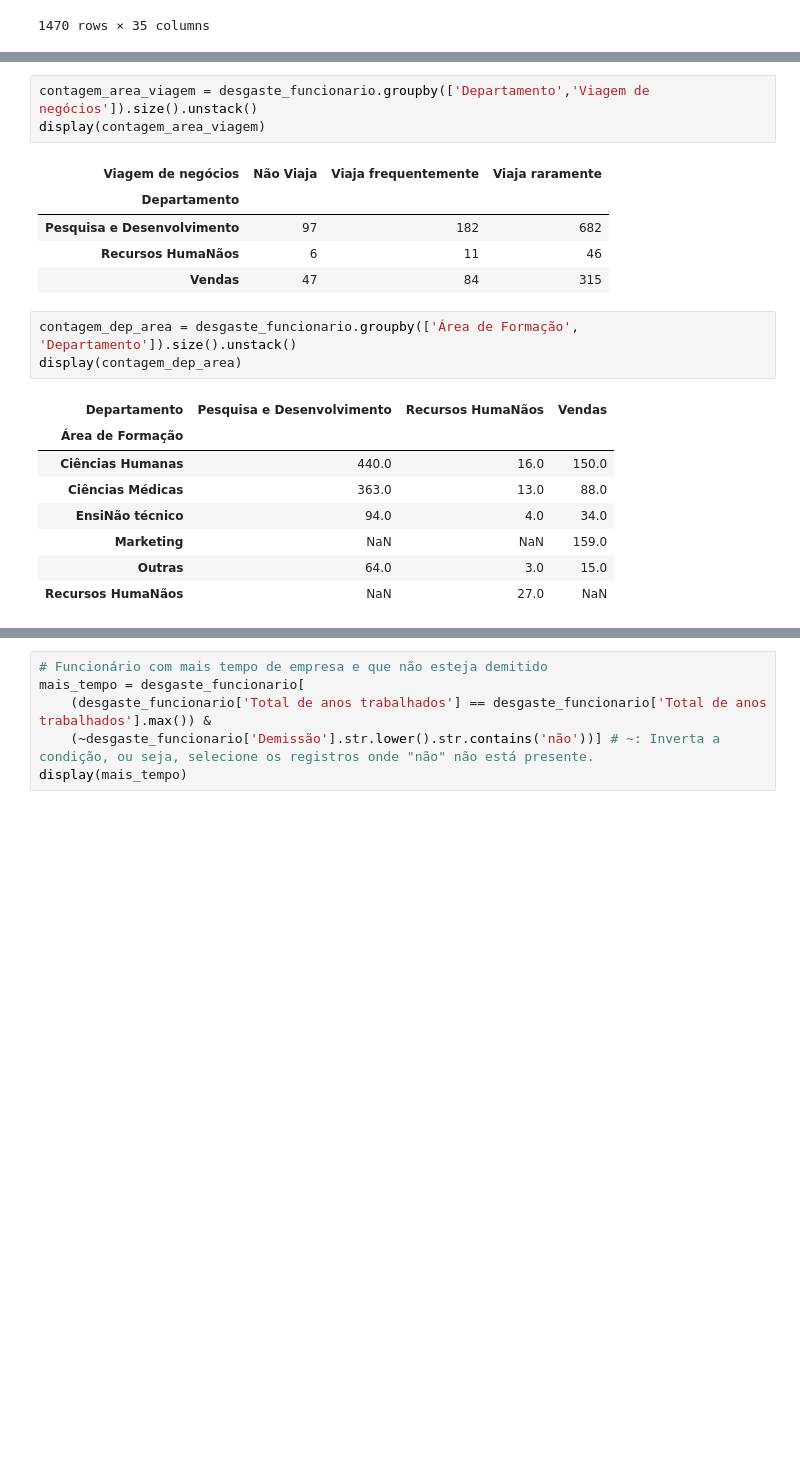
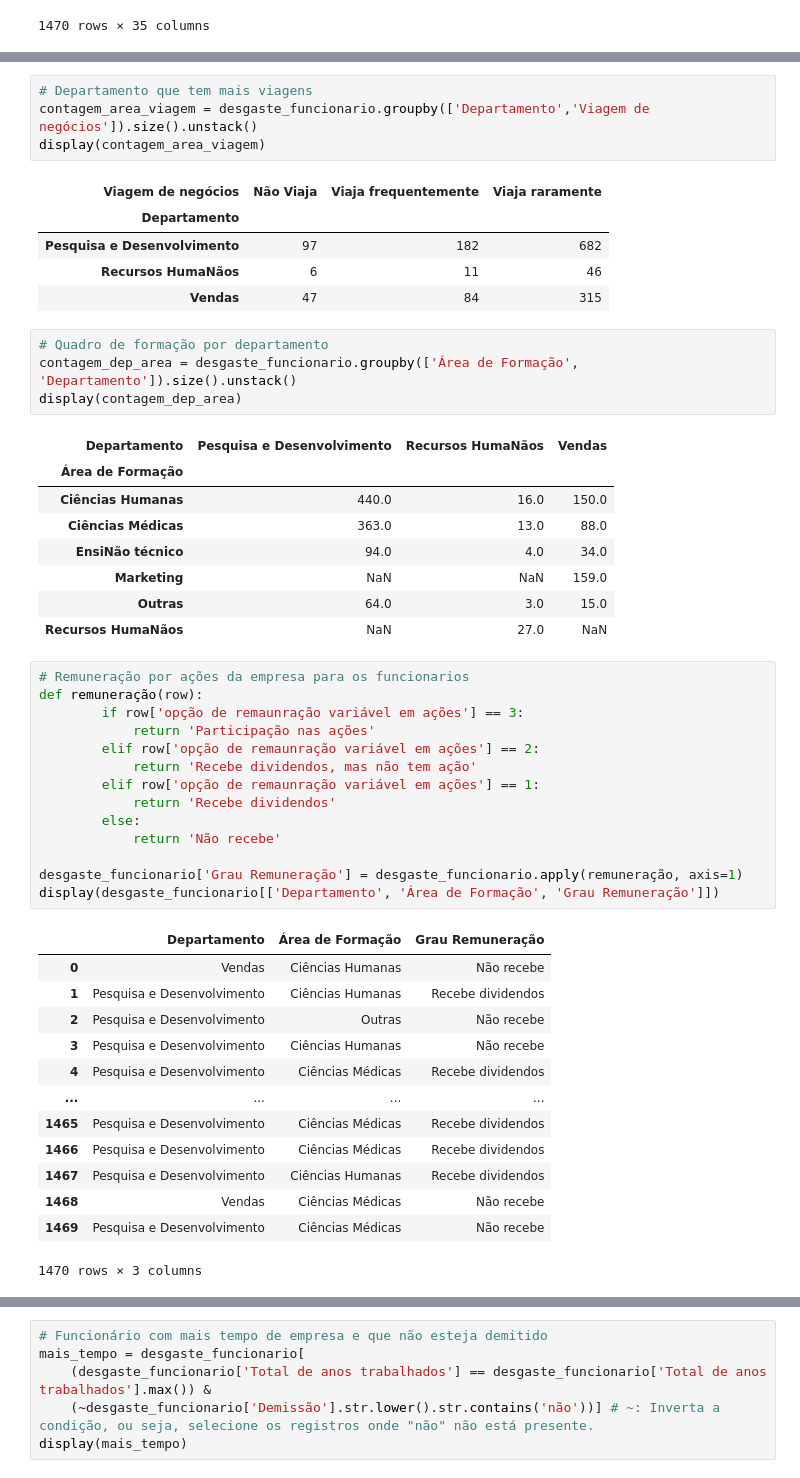
Before and after one commit to victoriawermelinger/SoulCode, a Jupyter notebook: Bootcamp - ANALISE DE DADOS/Atividade 03 - Pandas.ipynb, the cells around one changed output, grey strips where cells are left out. Drawn from its saved outputs; the diff is of its cells as text; blank space fills up the shorter version.

```diff
--- a/Bootcamp - ANALISE DE DADOS/Atividade 03 - Pandas.ipynb
+++ b/Bootcamp - ANALISE DE DADOS/Atividade 03 - Pandas.ipynb
@@ -78,6 +81,7 @@ display(contagem_area_viagem)
 | Outras | 7 | 14 | 61 |
 | Recursos HumaNãos | 4 | 6 | 17 |
 # %%
+# Departamento que tem mais viagens
 contagem_area_viagem = desgaste_funcionario.groupby(['Departamento','Viagem de negócios']).size().unstack()
 display(contagem_area_viagem)
 # %% [output]
@@ -87,6 +91,7 @@ display(contagem_area_viagem)
 | Recursos HumaNãos | 6 | 11 | 46 |
 | Vendas | 47 | 84 | 315 |
 # %%
+# Quadro de formação por departamento
 contagem_dep_area = desgaste_funcionario.groupby(['Área de Formação', 'Departamento']).size().unstack()
 display(contagem_dep_area)
 # %% [output]
@@ -98,4 +103,32 @@ display(contagem_dep_area)
 | Marketing | NaN | NaN | 159.0 |
 | Outras | 64.0 | 3.0 | 15.0 |
 | Recursos HumaNãos | NaN | 27.0 | NaN |
+# %%
+# Remuneração por ações da empresa para os funcionarios
+def remuneração(row):
+        if row['opção de remaunração variável em ações'] == 3:
+            return 'Participação nas ações'
+        elif row['opção de remaunração variável em ações'] == 2:
+            return 'Recebe dividendos, mas não tem ação'
+        elif row['opção de remaunração variável em ações'] == 1:
+            return 'Recebe dividendos'
+        else:
+            return 'Não recebe'
+
+desgaste_funcionario['Grau Remuneração'] = desgaste_funcionario.apply(remuneração, axis=1)
+display(desgaste_funcionario[['Departamento', 'Área de Formação', 'Grau Remuneração']])
+# %% [output]
+|  | Departamento | Área de Formação | Grau Remuneração |
+| 0 | Vendas | Ciências Humanas | Não recebe |
+| 1 | Pesquisa e Desenvolvimento | Ciências Humanas | Recebe dividendos |
+| 2 | Pesquisa e Desenvolvimento | Outras | Não recebe |
+| 3 | Pesquisa e Desenvolvimento | Ciências Humanas | Não recebe |
+| 4 | Pesquisa e Desenvolvimento | Ciências Médicas | Recebe dividendos |
+| ... | ... | ... | ... |
+| 1465 | Pesquisa e Desenvolvimento | Ciências Médicas | Recebe dividendos |
+| 1466 | Pesquisa e Desenvolvimento | Ciências Médicas | Recebe dividendos |
+| 1467 | Pesquisa e Desenvolvimento | Ciências Humanas | Recebe dividendos |
+| 1468 | Vendas | Ciências Médicas | Não recebe |
+| 1469 | Pesquisa e Desenvolvimento | Ciências Médicas | Não recebe |
+1470 rows × 3 columns
 # %%
```
Also changed, not shown: parts of 12 cells of this notebook.
